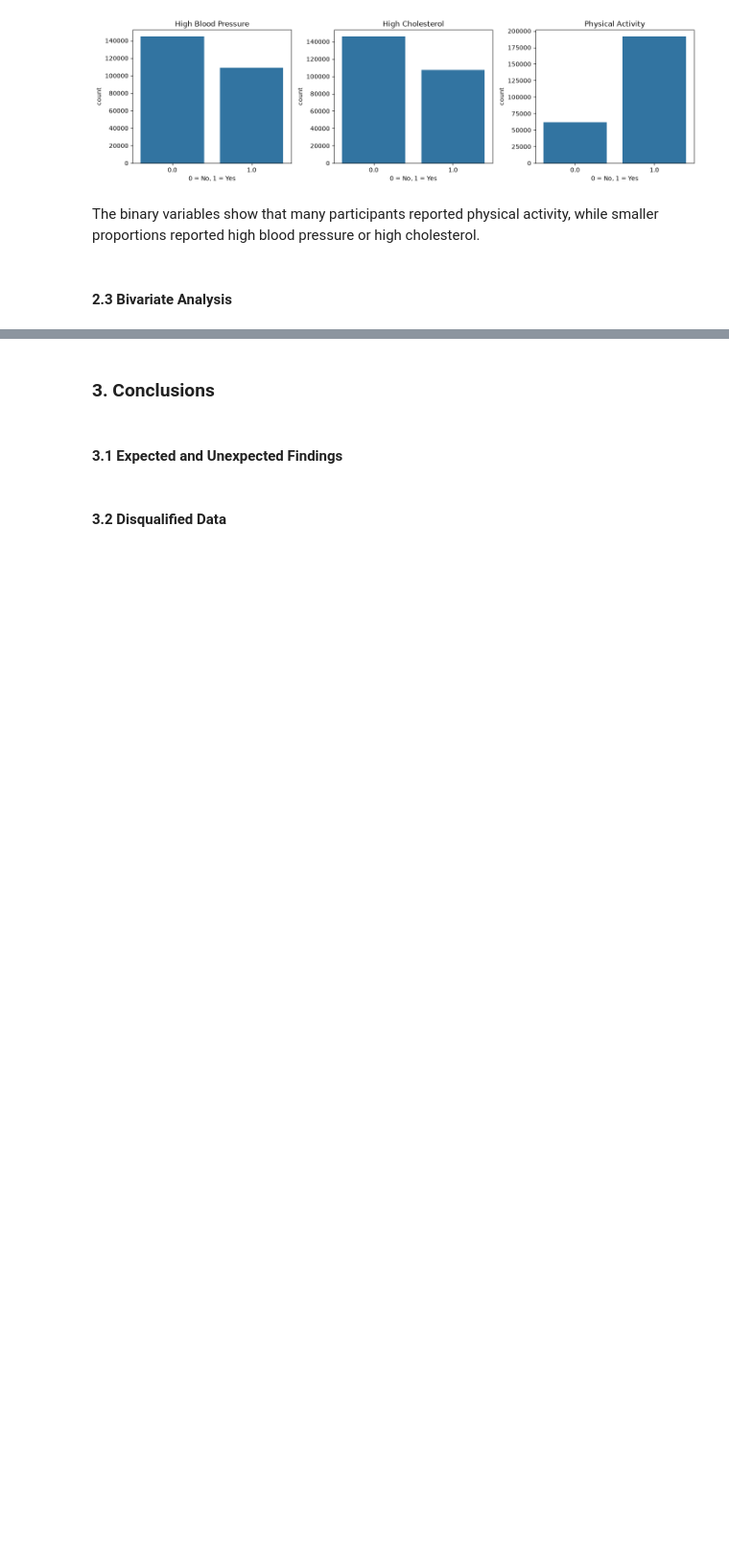
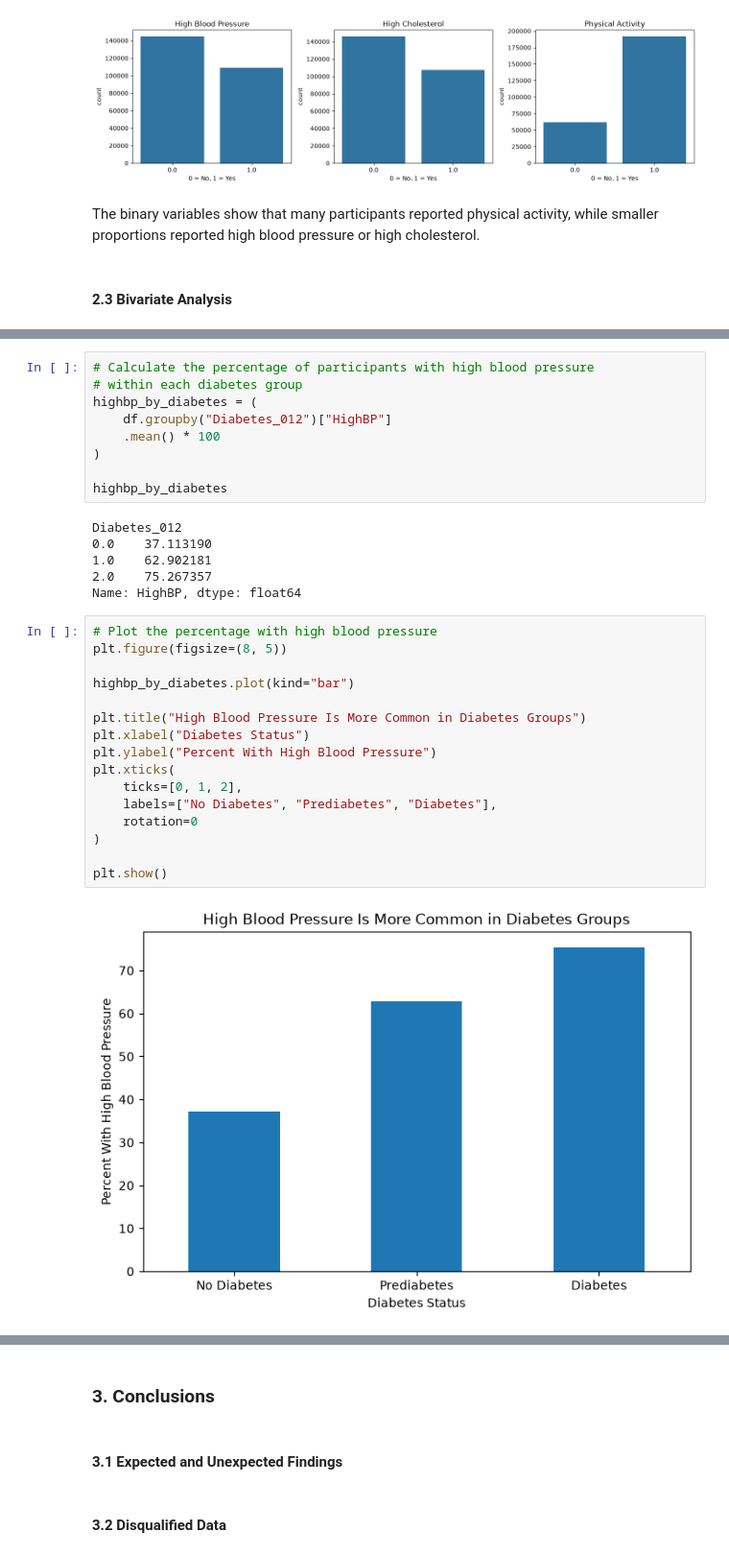
Before and after one commit to SOMLAW2/AI-for-Leaders-Module-B, a Jupyter notebook: Milestone3/Milestone3-Lawrence-Chisom.ipynb, the cells around one changed output, grey strips where cells are left out. Shown at 96% size. Cells and saved outputs as stored; diff of their text form; blank space fills up the shorter version.

```diff
--- a/Milestone3/Milestone3-Lawrence-Chisom.ipynb
+++ b/Milestone3/Milestone3-Lawrence-Chisom.ipynb
@@ -365,0 +430,33 @@ The binary variables show that many participants reported physical activity, whi
+# %%
+# Calculate the percentage of participants with high blood pressure
+# within each diabetes group
+highbp_by_diabetes = (
+    df.groupby("Diabetes_012")["HighBP"]
+    .mean() * 100
+)
+
+highbp_by_diabetes
+# %% [output]
+Diabetes_012
+0.0    37.113190
+1.0    62.902181
+2.0    75.267357
+Name: HighBP, dtype: float64
+# %%
+# Plot the percentage with high blood pressure
+plt.figure(figsize=(8, 5))
+
+highbp_by_diabetes.plot(kind="bar")
+
+plt.title("High Blood Pressure Is More Common in Diabetes Groups")
+plt.xlabel("Diabetes Status")
+plt.ylabel("Percent With High Blood Pressure")
+plt.xticks(
+    ticks=[0, 1, 2],
+    labels=["No Diabetes", "Prediabetes", "Diabetes"],
+    rotation=0
+)
+
+plt.show()
+# %% [output]
+[figure, added]
```
Also changed, not shown: parts of 15 cells of this notebook.
